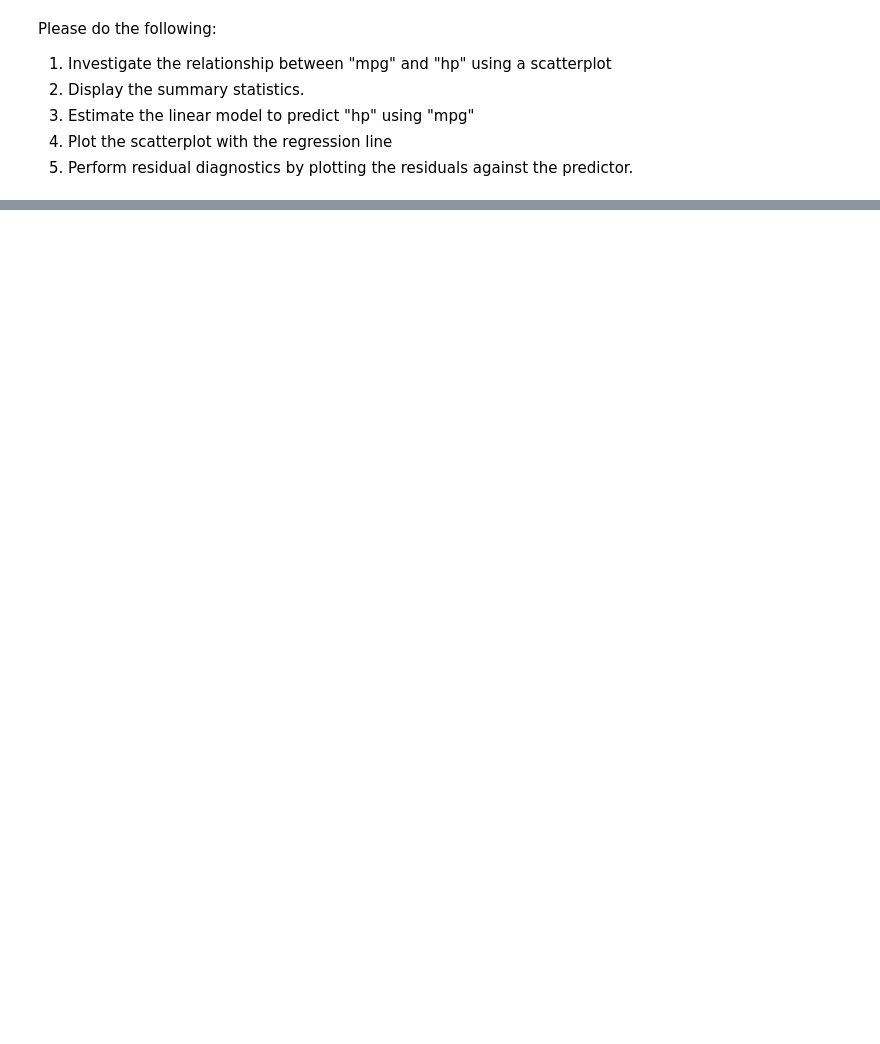
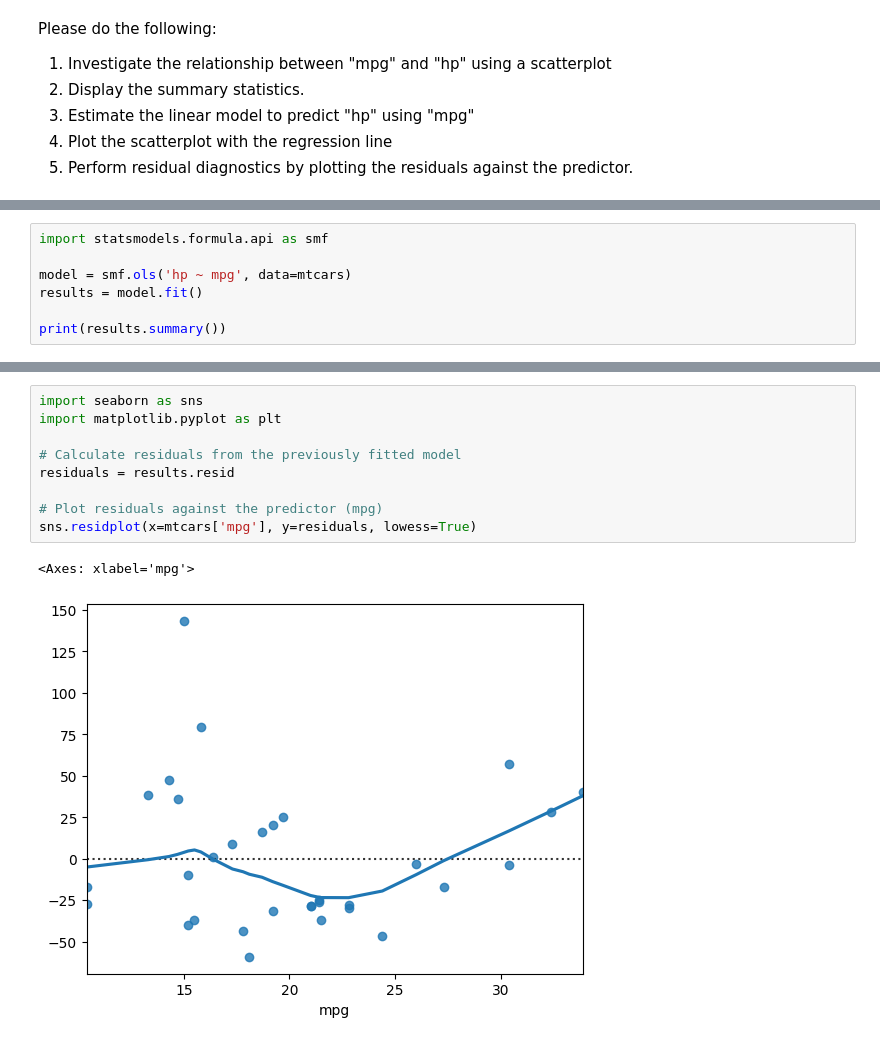
Before and after one commit to jolineuichanco/DataAnalytics, a Jupyter notebook: demos/Week06_demo.ipynb, the cells around one changed output, grey strips where cells are left out. Cells and saved outputs as stored; diff of their text form; blank space fills up the shorter version.

```diff
--- a/demos/Week06_demo.ipynb
+++ b/demos/Week06_demo.ipynb
@@ -186,0 +358,7 @@ Please do the following:
+# %%
+import statsmodels.formula.api as smf
+
+model = smf.ols('hp ~ mpg', data=mtcars)
+results = model.fit()
+
+print(results.summary())
@@ -186,0 +390,12 @@ Please do the following:
+# %%
+import seaborn as sns
+import matplotlib.pyplot as plt
+
+# Calculate residuals from the previously fitted model
+residuals = results.resid
+
+# Plot residuals against the predictor (mpg)
+sns.residplot(x=mtcars['mpg'], y=residuals, lowess=True)
+# %% [output]
+<Axes: xlabel='mpg'>
+[figure, added]
```
Also changed, not shown: parts of 18 cells of this notebook.
